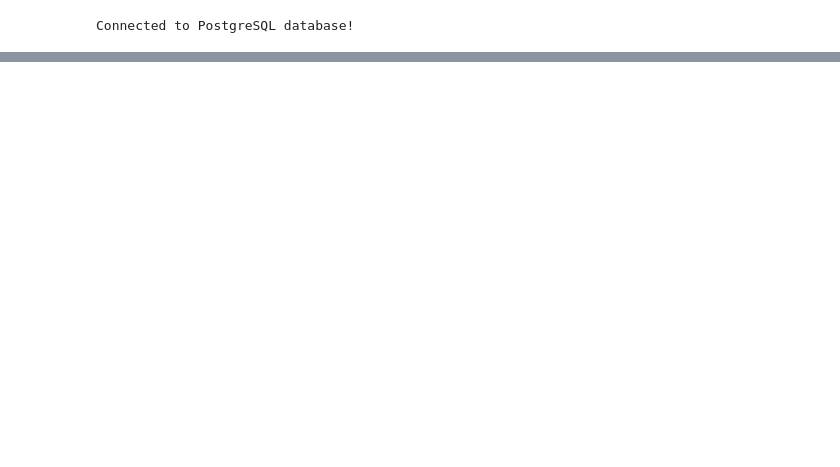
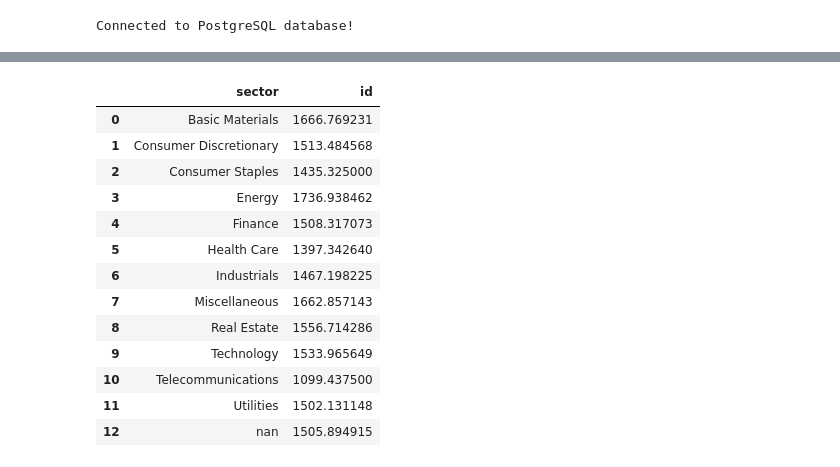
Before and after one commit to piotrbullet/stock_database, a Jupyter notebook: test.ipynb, the cells around one changed output, grey strips where cells are left out. Cells and saved outputs as stored; diff of their text form; code cells hidden in the pictures; blank space fills up the shorter version.

```diff
--- a/test.ipynb
+++ b/test.ipynb
@@ -65,0 +100,17 @@ print(tickers_with_id)
+# %%
+df_orders.groupby('sector').mean().reset_index()
+# %% [output]
+|  | sector | id |
+| 0 | Basic Materials | 1666.769231 |
+| 1 | Consumer Discretionary | 1513.484568 |
+| 2 | Consumer Staples | 1435.325000 |
+| 3 | Energy | 1736.938462 |
+| 4 | Finance | 1508.317073 |
+| 5 | Health Care | 1397.342640 |
+| 6 | Industrials | 1467.198225 |
+| 7 | Miscellaneous | 1662.857143 |
+| 8 | Real Estate | 1556.714286 |
+| 9 | Technology | 1533.965649 |
+| 10 | Telecommunications | 1099.437500 |
+| 11 | Utilities | 1502.131148 |
+| 12 | nan | 1505.894915 |
```
Also changed, not shown: parts of 7 cells of this notebook, 3 other files.
